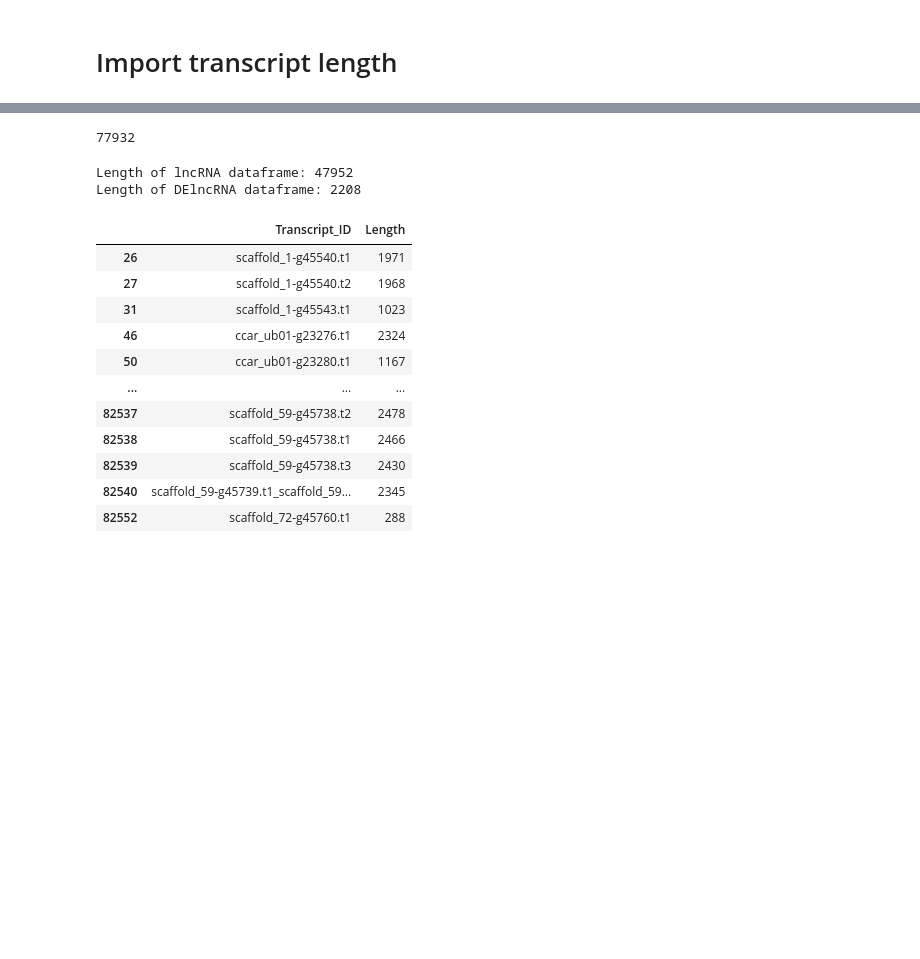
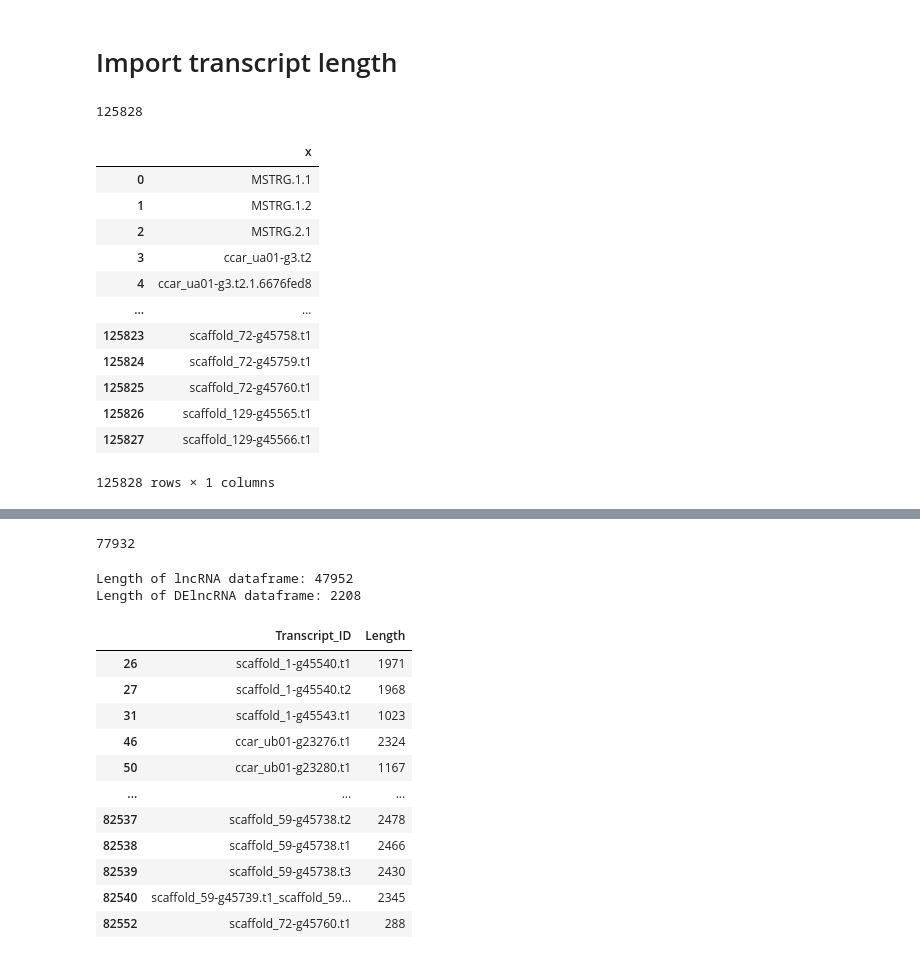
Before and after one commit to MagdalenaWinklhofer/LncRNA, a Jupyter notebook: 9_3_number_of_genes_degs/9_3_number_of_genes.ipynb, the cells around one changed output, grey strips where cells are left out. Cells and saved outputs as stored; diff of their text form; code cells hidden in the pictures; blank space fills up the shorter version.

```diff
--- a/9_3_number_of_genes_degs/9_3_number_of_genes.ipynb
+++ b/9_3_number_of_genes_degs/9_3_number_of_genes.ipynb
@@ -14,0 +18,20 @@ import os
+# %%
+len(transcriptome_10reads['x'].unique())
+# %% [output]
+125828
+# %%
+transcriptome_10reads
+# %% [output]
+|  | x |
+| 0 | MSTRG.1.1 |
+| 1 | MSTRG.1.2 |
+| 2 | MSTRG.2.1 |
+| 3 | ccar_ua01-g3.t2 |
+| 4 | ccar_ua01-g3.t2.1.6676fed8 |
+| ... | ... |
+| 125823 | scaffold_72-g45758.t1 |
+| 125824 | scaffold_72-g45759.t1 |
+| 125825 | scaffold_72-g45760.t1 |
+| 125826 | scaffold_129-g45565.t1 |
+| 125827 | scaffold_129-g45566.t1 |
+125828 rows × 1 columns
```
Also changed, not shown: parts of 8 cells of this notebook, 4 other files.
